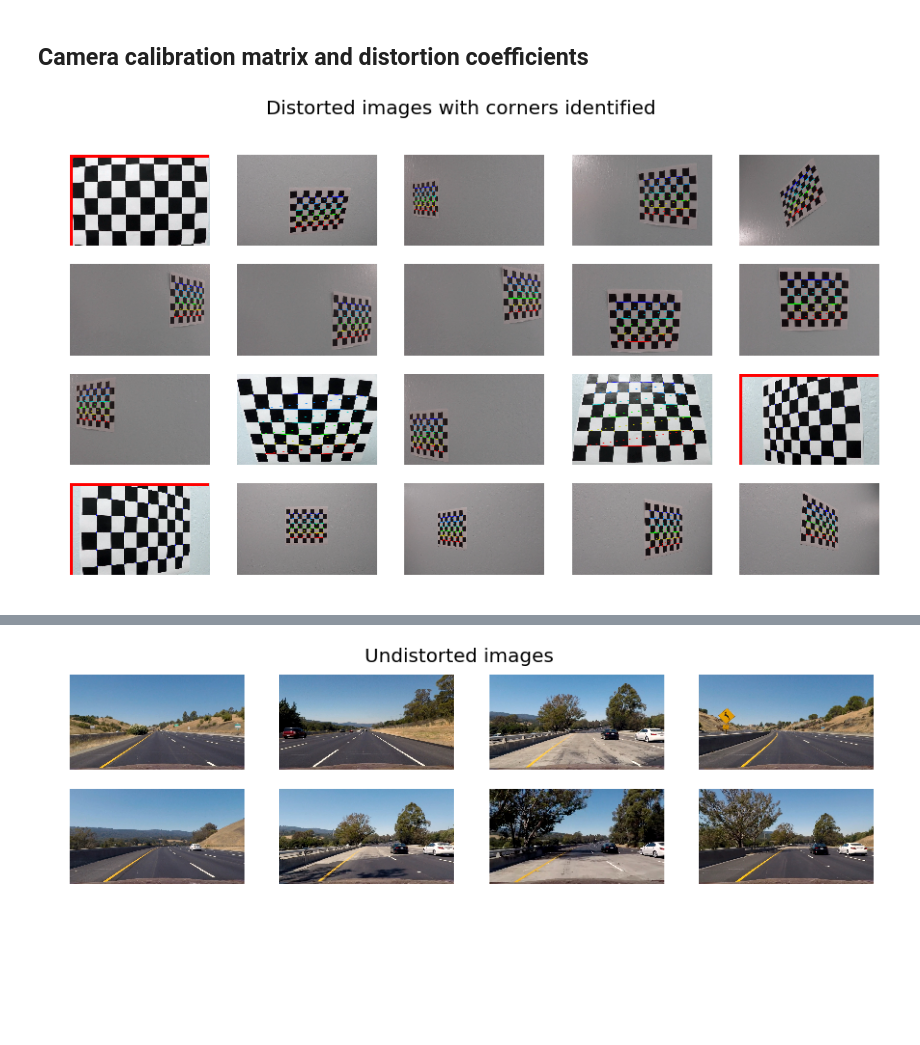
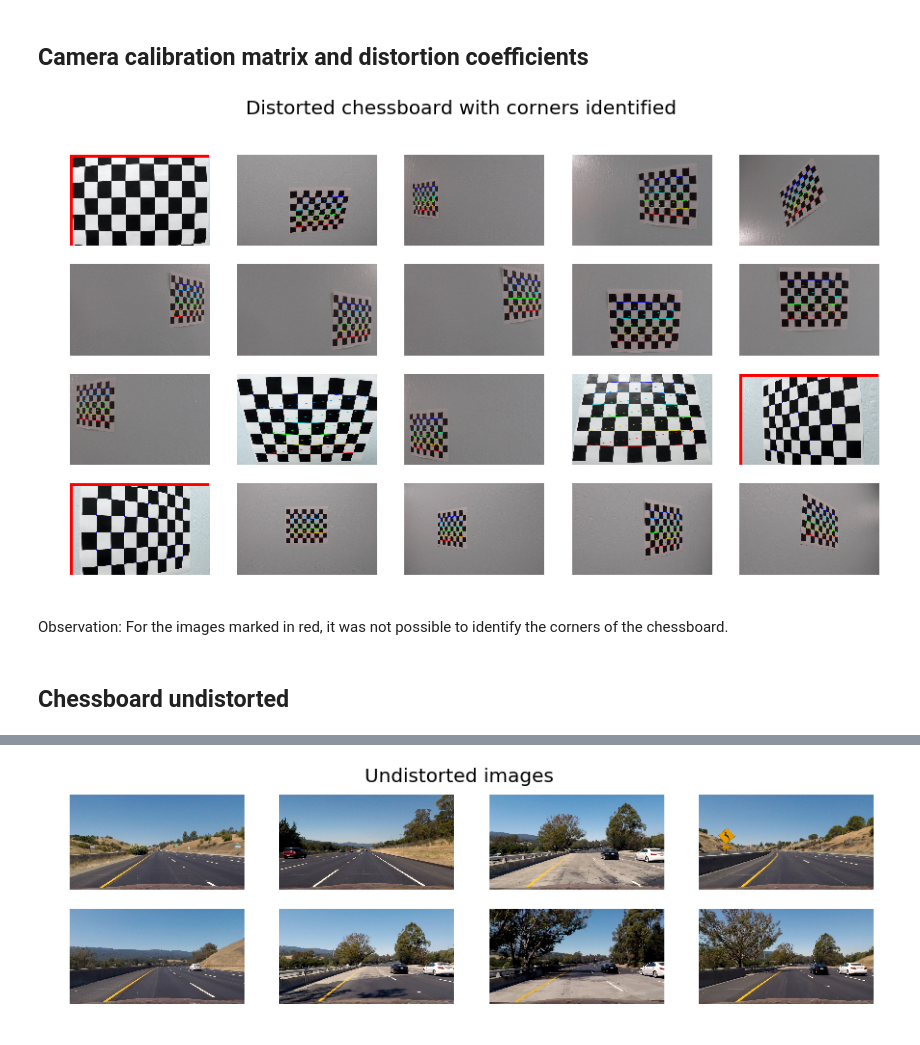
Before and after one commit to ibiscp/Advanced-Lane-Finding, a Jupyter notebook: Advanced-Line-Finding.ipynb, the cells around one changed output, grey strips where cells are left out. Cells and saved outputs as stored; diff of their text form; code cells hidden in the pictures; blank space fills up the shorter version.

Commit message:
Image processing done

```diff
--- a/Advanced-Line-Finding.ipynb
+++ b/Advanced-Line-Finding.ipynb
@@ -27,35 +27,39 @@ for i in range(len(images)):
     # Read in each image
     img = cv2.imread(images[i])
 
     # Convert to grayscale
     gray = cv2.cvtColor(img, cv2.COLOR_BGR2GRAY)
 
     # Find the chessboard corners
     ret, corners = cv2.findChessboardCorners(gray, (9,6), None)
 
     # If corners are found, add object points, image points
     if ret == True:
         imgpoints.append(corners)
         objpoints.append(objp)
 
     # Draw and display the corners
     ax=fig.add_subplot(4,5,i+1, aspect='equal');
     try:
         img = cv2.drawChessboardCorners(img, (9,6), corners, ret)
     except:
         pass
     ax.imshow(img);
 
     if ret != True:
         ax.axhline(linewidth=5, color="r")
         ax.axvline(linewidth=5, color="r")
 
     ax.axis('off');
     ax.axis('tight');
 
-plt.suptitle('Distorted images with corners identified', fontsize = 20);
+plt.suptitle('Distorted chessboard with corners identified', fontsize = 20);
 # %% [output]
-[figure, old version]
+[figure, new version]
+# %% [markdown]
+Observation: For the images marked in red, it was not possible to identify the corners of the chessboard.
+# %% [markdown]
+## Chessboard undistorted
 # %%
 # Correction for distortion
 ret, mtx, dist, rvecs, tvecs = cv2.calibrateCamera(objpoints, imgpoints, gray.shape[::-1],None,None)
```
Also changed, not shown: parts of 21 cells of this notebook.
